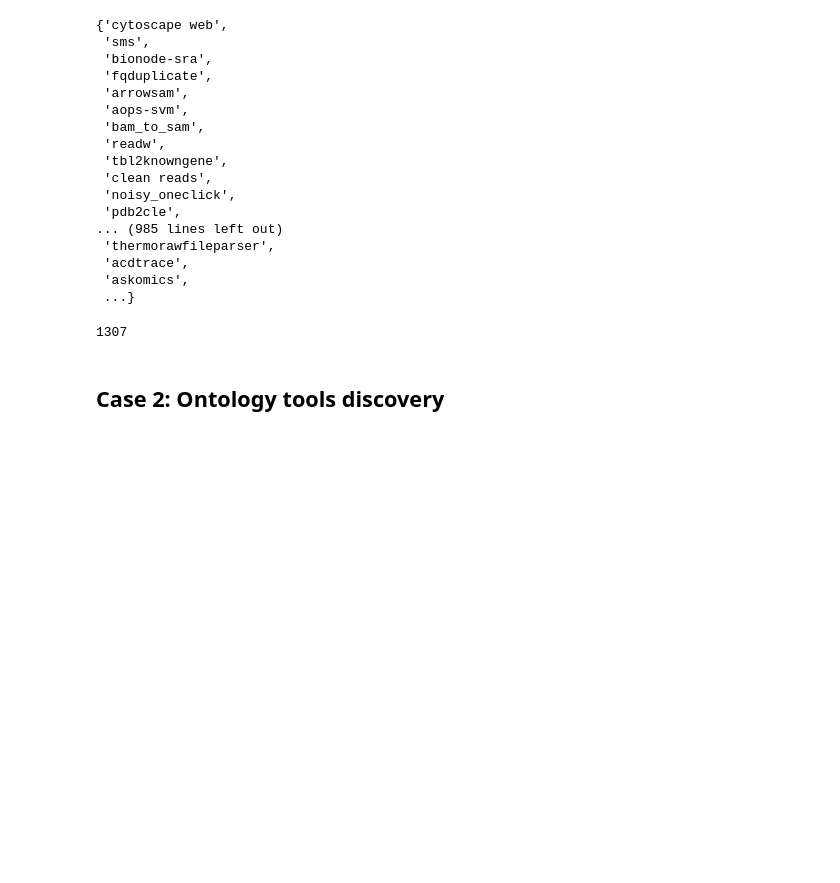
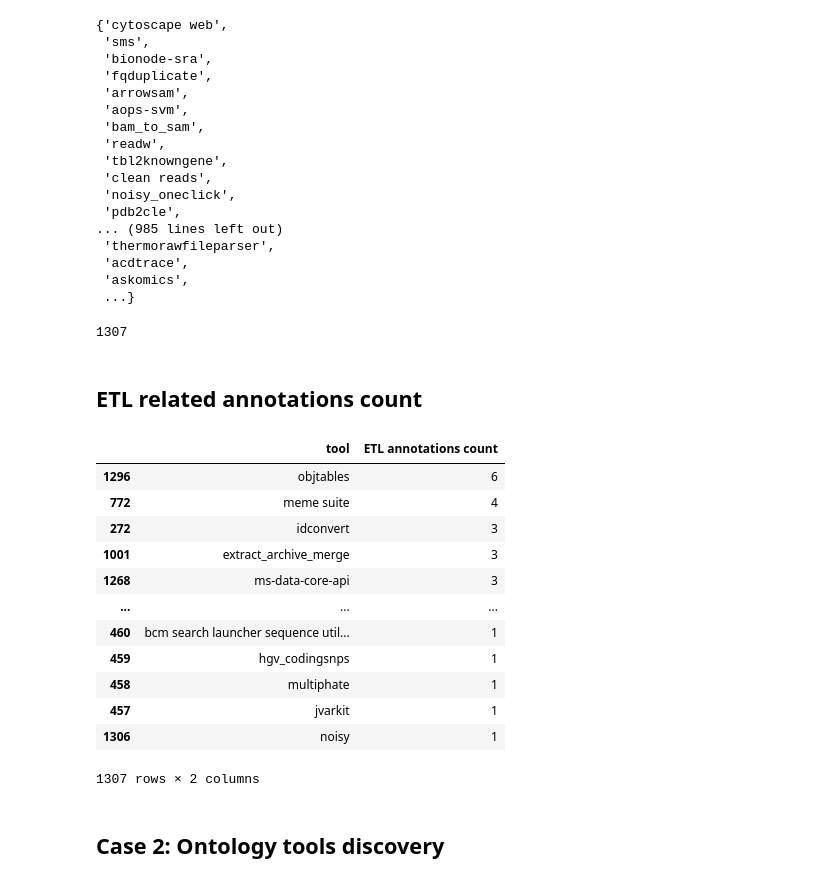
Before and after one commit to FAIRplus/WP3_FAIR_tooling, a Jupyter notebook: tool_discovery/biotools_API_querying.ipynb, the cells around one changed output. Drawn from its saved outputs; the diff is of its cells as text; code cells hidden in the pictures; blank space fills up the shorter version.

Commit message:
Annotations intersections computed

```diff
--- a/tool_discovery/biotools_API_querying.ipynb
+++ b/tool_discovery/biotools_API_querying.ipynb
@@ -325,6 +325,32 @@ all_ETL_tools
 len(all_ETL_tools)
 # %% [output]
 1307
+# %% [markdown]
+## ETL related annotations count
+# %%
+matches_tools = {}
+for tool in list(all_ETL_tools):
+    matches = 0
+    for l in tools_per_term_ETL.values():
+        if tool in list(l):
+            matches += 1
+    matches_tools[tool] = matches
+
+pd.DataFrame(list(matches_tools.items()), columns= ['tool','ETL annotations count']).sort_values('ETL annotations count', ascending=False)
+# %% [output]
+|  | tool | ETL annotations count |
+| 1296 | objtables | 6 |
+| 772 | meme suite | 4 |
+| 272 | idconvert | 3 |
+| 1001 | extract_archive_merge | 3 |
+| 1268 | ms-data-core-api | 3 |
+| ... | ... | ... |
+| 460 | bcm search launcher sequence util... | 1 |
+| 459 | hgv_codingsnps | 1 |
+| 458 | multiphate | 1 |
+| 457 | jvarkit | 1 |
+| 1306 | noisy | 1 |
+1307 rows × 2 columns
 # %% [markdown]
 ## Case 2: Ontology tools discovery
 # %% [markdown]
```
Also changed, not shown: parts of 2 cells of this notebook.
